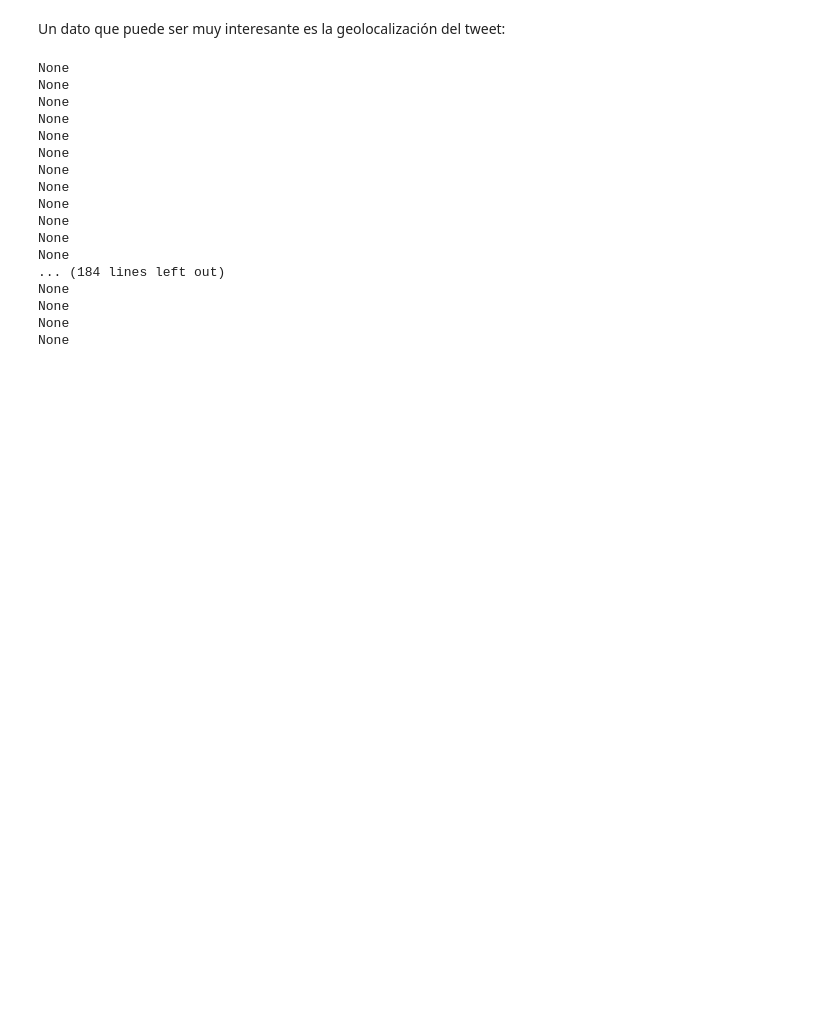
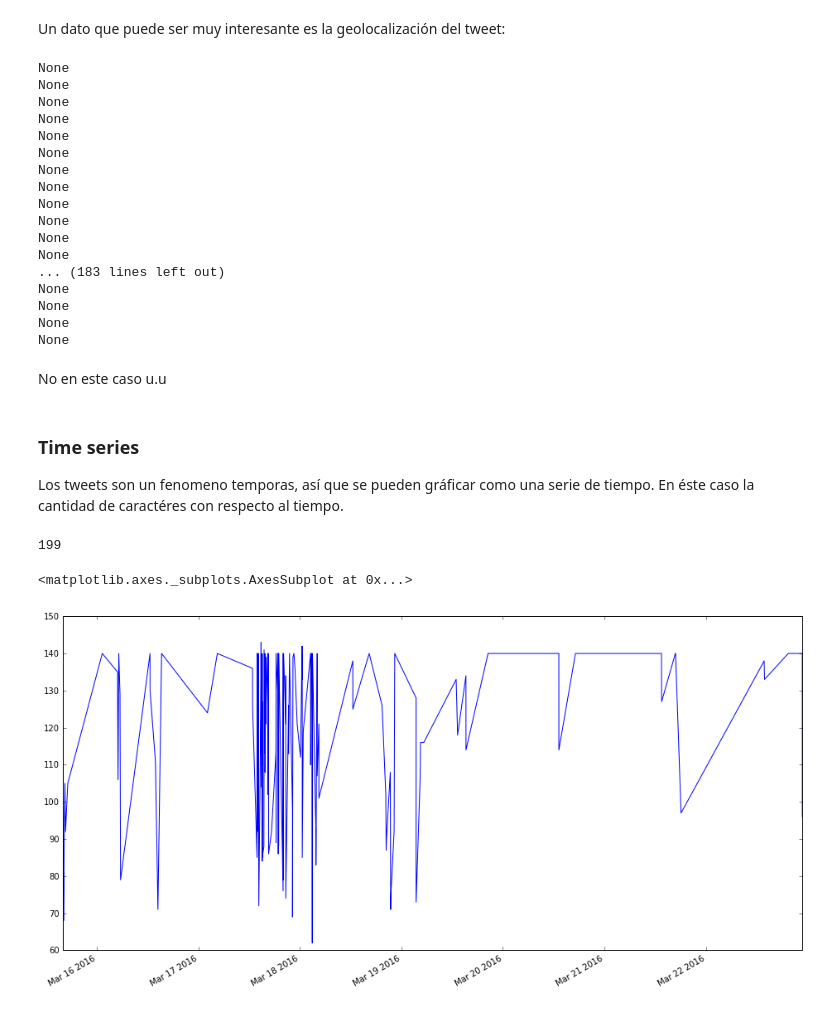
Before and after one commit to CodeandoLeon/Notebooks, a Jupyter notebook: Politicos en Twitter.ipynb, the cells around one changed output. Cells and saved outputs as stored; diff of their text form; code cells hidden in the pictures; blank space fills up the shorter version.

```diff
--- a/Politicos en Twitter.ipynb
+++ b/Politicos en Twitter.ipynb
@@ -40,6 +42,6 @@ public_tweets = api.user_timeline(screen_name="MiguelChicoOfl", count=2000)
 # %% [markdown]
 Listo! los tweets ya están ahí. Ahora solo hay que imprimirlos.
 # %%
-for tweet in public_tweets:
+for tweet in tweets:
     print tweet.text
 # %% [output]
@@ -95,6 +97,6 @@ user
 # %% [markdown]
 Un dato muy importante para el análisis es la fecha y hora de creación. Ésta nos permite hacer una linea del tiempo.
 # %%
-for tweet in public_tweets:
+for tweet in tweets:
     print tweet.created_at
 # %% [output]
@@ -118,7 +120,7 @@ for tweet in public_tweets:
 # %% [markdown]
 Un dato que puede ser muy interesante es la geolocalización del tweet:
 # %%
-for tweet in public_tweets:
+for tweet in tweets:
     print tweet.geo
 # %% [output]
 None
@@ -133,8 +135,23 @@ None
 None
 None
 None
-... (184 lines left out)
+... (183 lines left out)
 None
 None
 None
 None
+# %% [markdown]
+No en este caso u.u
+# %% [markdown]
+### Time series
+Los tweets son un fenomeno temporas, así que se pueden gráficar como una serie de tiempo. En éste caso la cantidad de caractéres con respecto al tiempo.
+# %%
+ts =  pd.Series([len(tweet.text) for tweet in tweets],index=[tweet.created_at for tweet in tweets])
+len(ts.index) # Cantidad de tweets capturados
+# %% [output]
+199
+# %%
+ts.plot(figsize=(16,8)) #area bar scatter
+# %% [output]
+<matplotlib.axes._subplots.AxesSubplot at 0x...>
+[figure, added]
```
Also changed, not shown: parts of 21 cells of this notebook, 1 other file.
